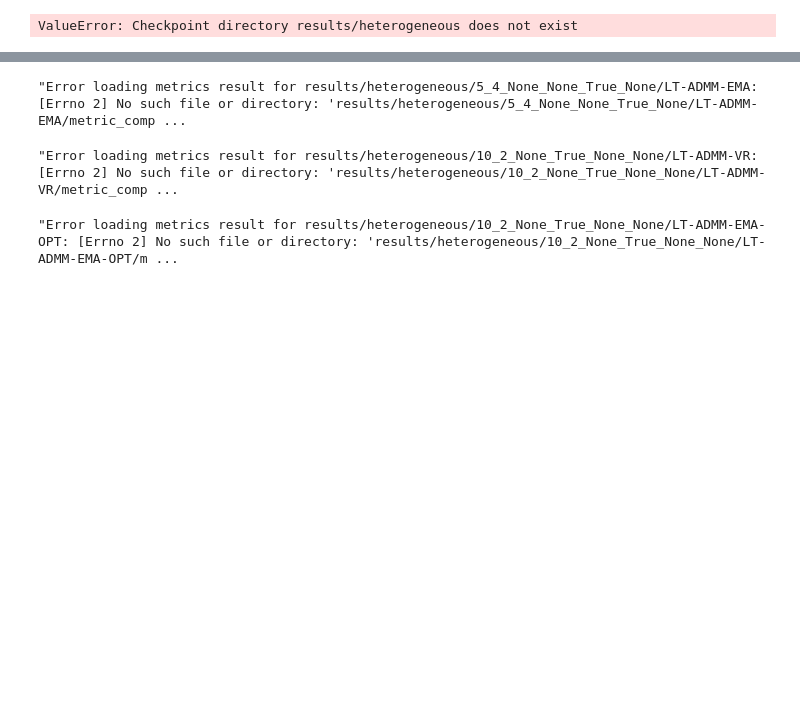
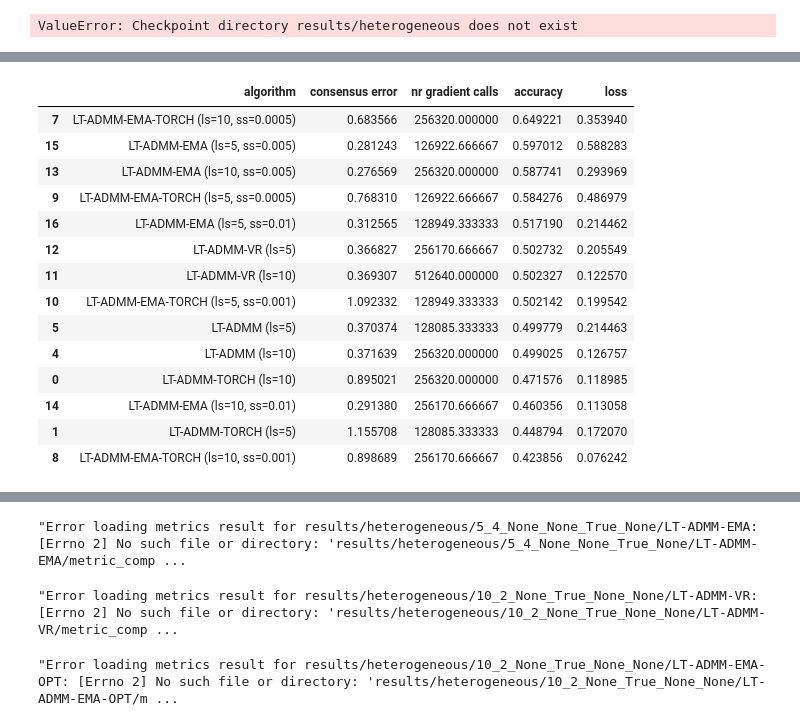
Before and after one commit to team-decent/decent-bench, a Jupyter notebook: examples/nim/compare_results.ipynb, the cells around one changed output, grey strips where cells are left out. Drawn from its saved outputs; the diff is of its cells as text; code cells hidden in the pictures; blank space fills up the shorter version.

```diff
--- a/examples/nim/compare_results.ipynb
+++ b/examples/nim/compare_results.ipynb
@@ -36,0 +90,19 @@ df = pd.DataFrame(data)
+# %%
+temp_df = df[df["algorithm"].str.contains("LT-ADMM")].sort_values("accuracy", ascending=False)
+temp_df
+# %% [output]
+|  | algorithm | consensus error | nr gradient calls | accuracy | loss |
+| 7 | LT-ADMM-EMA-TORCH (ls=10, ss=0.0005) | 0.683566 | 256320.000000 | 0.649221 | 0.353940 |
+| 15 | LT-ADMM-EMA (ls=5, ss=0.005) | 0.281243 | 126922.666667 | 0.597012 | 0.588283 |
+| 13 | LT-ADMM-EMA (ls=10, ss=0.005) | 0.276569 | 256320.000000 | 0.587741 | 0.293969 |
+| 9 | LT-ADMM-EMA-TORCH (ls=5, ss=0.0005) | 0.768310 | 126922.666667 | 0.584276 | 0.486979 |
+| 16 | LT-ADMM-EMA (ls=5, ss=0.01) | 0.312565 | 128949.333333 | 0.517190 | 0.214462 |
+| 12 | LT-ADMM-VR (ls=5) | 0.366827 | 256170.666667 | 0.502732 | 0.205549 |
+| 11 | LT-ADMM-VR (ls=10) | 0.369307 | 512640.000000 | 0.502327 | 0.122570 |
+| 10 | LT-ADMM-EMA-TORCH (ls=5, ss=0.001) | 1.092332 | 128949.333333 | 0.502142 | 0.199542 |
+| 5 | LT-ADMM (ls=5) | 0.370374 | 128085.333333 | 0.499779 | 0.214463 |
+| 4 | LT-ADMM (ls=10) | 0.371639 | 256320.000000 | 0.499025 | 0.126757 |
+| 0 | LT-ADMM-TORCH (ls=10) | 0.895021 | 256320.000000 | 0.471576 | 0.118985 |
+| 14 | LT-ADMM-EMA (ls=10, ss=0.01) | 0.291380 | 256170.666667 | 0.460356 | 0.113058 |
+| 1 | LT-ADMM-TORCH (ls=5) | 1.155708 | 128085.333333 | 0.448794 | 0.172070 |
+| 8 | LT-ADMM-EMA-TORCH (ls=10, ss=0.001) | 0.898689 | 256170.666667 | 0.423856 | 0.076242 |
```
Also changed, not shown: parts of 6 cells of this notebook, 8 other files.
